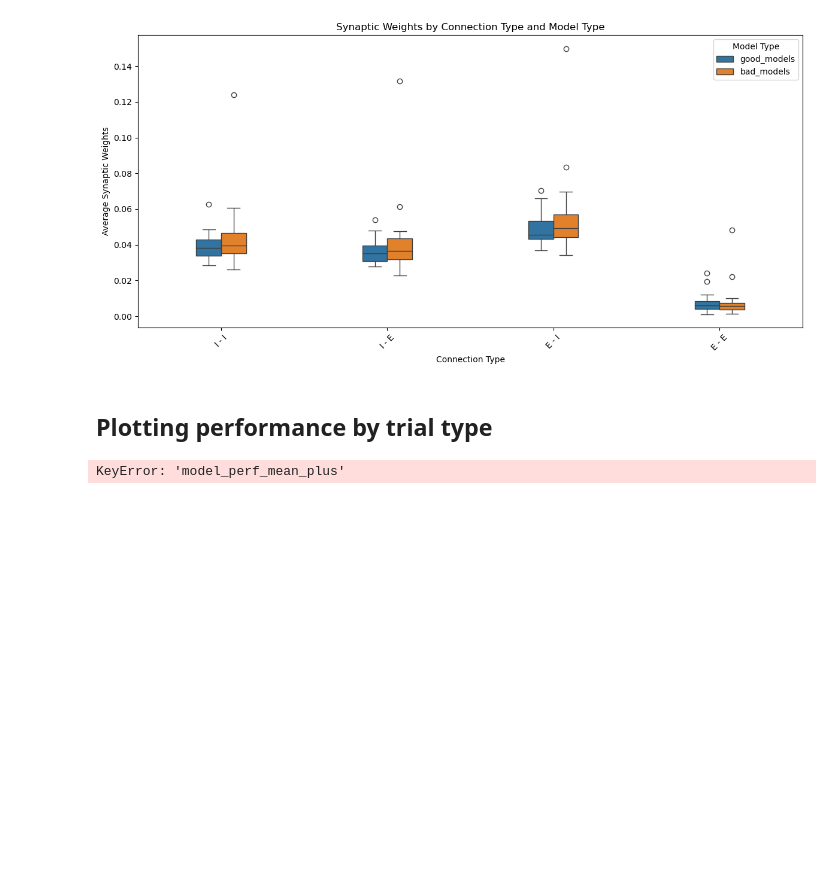
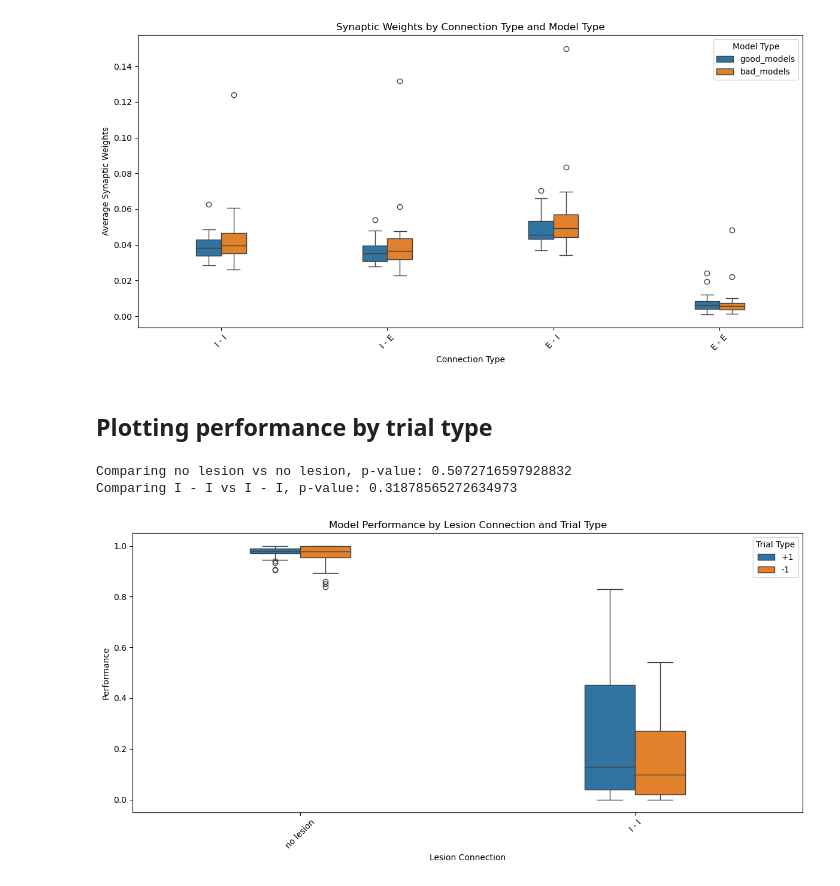
Before and after one commit to renee-tung/spikeRNN, a Jupyter notebook: rate/plot_performance.ipynb, the cells around one changed output. Cells and saved outputs as stored; diff of their text form; code cells hidden in the pictures; blank space fills up the shorter version.

Commit message:
plotting performance based in first stim type

```diff
--- a/rate/plot_performance.ipynb
+++ b/rate/plot_performance.ipynb
@@ -245,11 +245,12 @@ from matplotlib import pyplot as plt
 import seaborn as sns
 import scipy.io
 import pandas as pd
+from scipy import stats
 
-
+models_type = 'good_models'
 trials_types = ['+1', '-1']
 lesion_connections_list = ['no lesion', 'I - I']
-models_dir = '/home/nuttidalab/Documents/spikeRNN/models/DMS_OSF/' # dir where all models are located
+models_dir = '/scratch/spikeRNN/models/DMS_OSF/' # dir where all models are located
 
 # Initialize lists to hold data
 all_performance = []
@@ -262,31 +263,69 @@ for trials_type in trials_types:
     if trials_type == '+1':
         model_performance = model_performance['eval_perf_mean_plus']
     else:
         model_performance = model_performance['eval_perf_mean_minus']
 
     # Assuming model_performance is structured as (n_models, n_lesions)
     for lesion_idx in range(model_performance.shape[1]):
         all_performance.extend(model_performance[:, lesion_idx])  # Collect performance scores for the lesion type
         all_trial_types.extend([trials_type] * model_performance.shape[0])  # Add model type for each score
         all_lesion_connections.extend([lesion_connections_list[lesion_idx]] * model_performance.shape[0])  # Add lesion type for each score
 
 # Create a DataFrame for easier plotting
 data = pd.DataFrame({
     'Trial Type': all_trial_types,
     'Lesion Connection': all_lesion_connections,
     'Performance': all_performance
 })
 
 # Create a grouped boxplot
 plt.figure(figsize=(12, 6))
 sns.boxplot(x='Lesion Connection', y='Performance', hue='Trial Type',
             data=data, width=0.3, dodge=True)
 plt.title('Model Performance by Lesion Connection and Trial Type')
 plt.xlabel('Lesion Connection')
 plt.ylabel('Performance')
 plt.legend(title='Trial Type')
 plt.xticks(rotation=45)
 plt.tight_layout()
+
+# Perform the Wilcoxon rank-sum test between model types for each lesion type
+for i, connection in enumerate(lesion_connections_list):
+
+        # Extract performance for both model types for the current lesion type
+        group1 = data[(data['Lesion Connection'] == connection) & (data['Trial Type'] == '+1')]['Performance']
+        group2 = data[(data['Lesion Connection'] == connection) & (data['Trial Type'] == '-1')]['Performance']
+
+        # Perform the rank-sum test only if both groups have data
+        if not group1.empty and not group2.empty:
+            statistic, p_value = stats.ranksums(group1, group2)
+            print(f'Comparing {connection} vs {connection}, p-value: {p_value}')
+
+            # Determine significance level for annotation
+            if p_value < 0.001:
+                significance = '***'
+            elif p_value < 0.01:
+                significance = '**'
+            elif p_value < 0.05:
+                significance = '*'
+            else:
+                significance = ''
+
+            # Get the x position for the current lesion connection
+            x_pos = (lesion_connections_list.index(connection1) + lesion_connections_list.index(connection2))/2
+
+            # Annotate the significance on the plot
+            if significance:
+                # Adjust y position for the annotation
+                y_pos = max(data['Performance']) + 0.03  # Adjust this based on data
+                ax.annotate(significance,
+                            xy=(x_pos, y_pos),
+                            ha='center',
+                            va='bottom',
+                            fontsize=16)
+
 plt.show()
 # %% [output]
-KeyError: 'model_perf_mean_plus'
+Comparing no lesion vs no lesion, p-value: 0.5072716597928832
+Comparing I - I vs I - I, p-value: 0.31878565272634973
+[figure, added]
```
Also changed, not shown: parts of 9 cells of this notebook.
